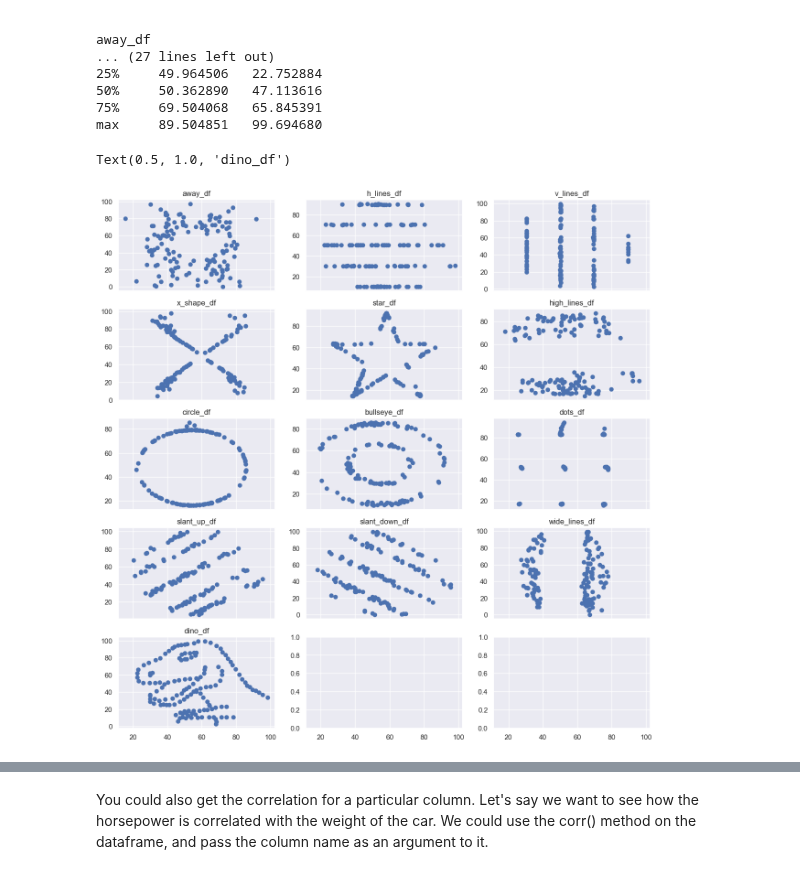
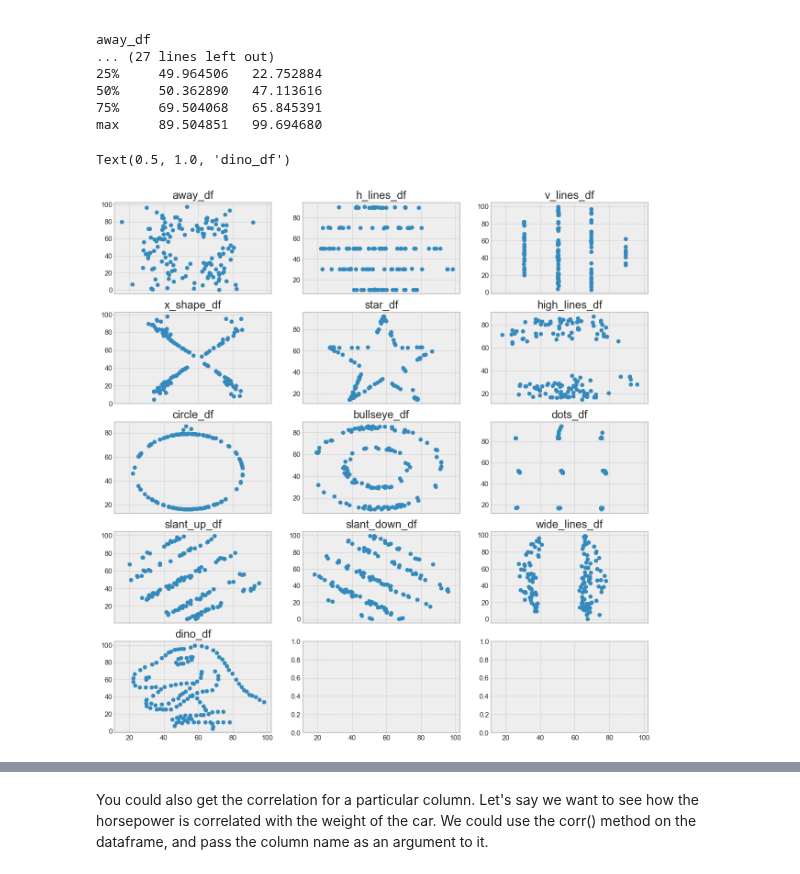
Before and after one commit to IT4063C/IT4063C.github.io, a Jupyter notebook: content/course-notes/6.eda/index.ipynb, the cells around one changed output, grey strips where cells are left out. Saved outputs shown, nothing was run; the diff lists cells and outputs as text; code cells hidden in the pictures.

```diff
--- a/content/course-notes/6.eda/index.ipynb
+++ b/content/course-notes/6.eda/index.ipynb
@@ -662,8 +699,9 @@ max     89.504851   99.694680
 # %%
 %matplotlib inline
 import matplotlib.pyplot as plt
-import seaborn as sns
-sns.set()
+# import seaborn as sns
+# sns.set()
+plt.style.use("bmh")
 
 fig, (
   (ax1,ax2,ax3),
@@ -686,34 +724,34 @@ ax4.scatter(x_shape_df["x"], x_shape_df["y"])
 ax4.set_title("x_shape_df")
 
 ax5.scatter(star_df["x"], star_df["y"])
 ax5.set_title("star_df")
 
 ax6.scatter(high_lines_df["x"], high_lines_df["y"])
 ax6.set_title("high_lines_df")
 
 ax7.scatter(circle_df["x"], circle_df["y"])
 ax7.set_title("circle_df")
 
 ax8.scatter(bullseye_df["x"], bullseye_df["y"])
 ax8.set_title("bullseye_df")
 
 ax9.scatter(dots_df["x"], dots_df["y"])
 ax9.set_title("dots_df")
 
 ax10.scatter(slant_up_df["x"], slant_up_df["y"])
 ax10.set_title("slant_up_df")
 
 ax11.scatter(slant_down_df["x"], slant_down_df["y"])
 ax11.set_title("slant_down_df")
 
 ax12.scatter(wide_lines_df["x"], wide_lines_df["y"])
 ax12.set_title("wide_lines_df")
 
 ax13.scatter(dino_df["x"], dino_df["y"])
 ax13.set_title("dino_df")
 # %% [output]
 Text(0.5, 1.0, 'dino_df')
-[figure, old version]
+[figure, new version]
 # %% [markdown]
 ## Data Correlations
 
```
Also changed, not shown: parts of 17 cells of this notebook.
